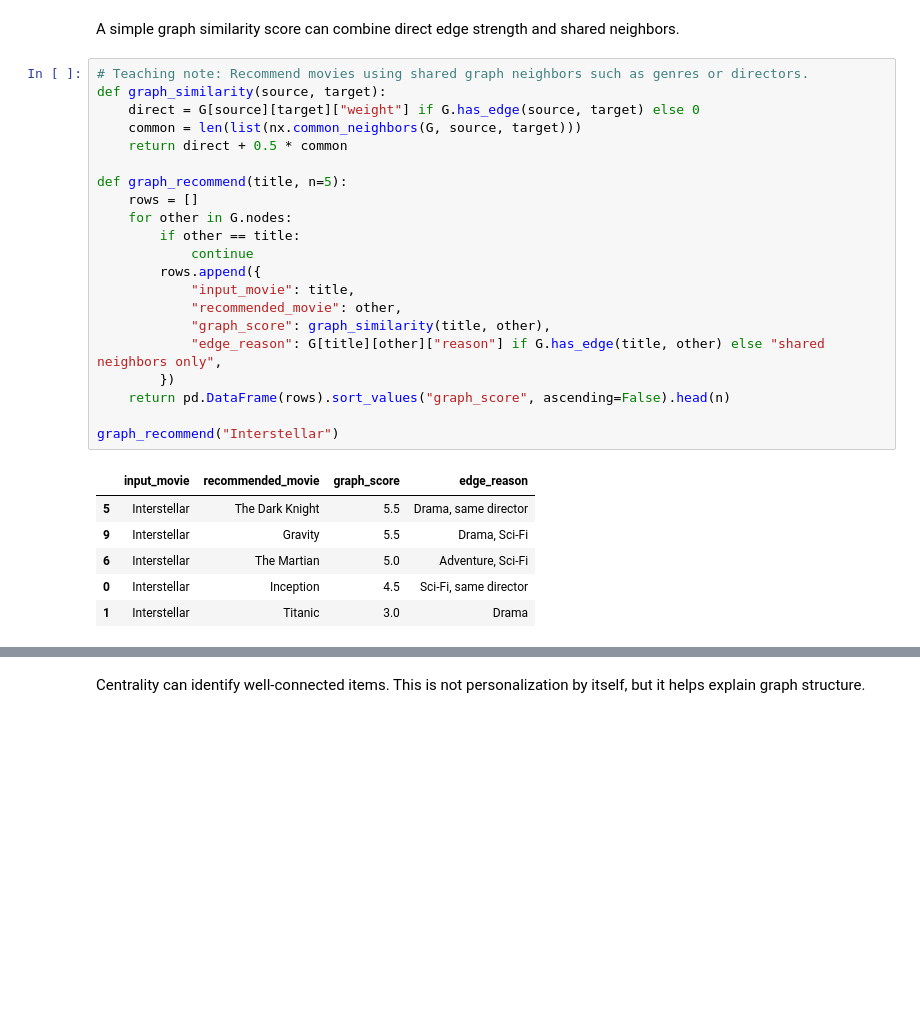
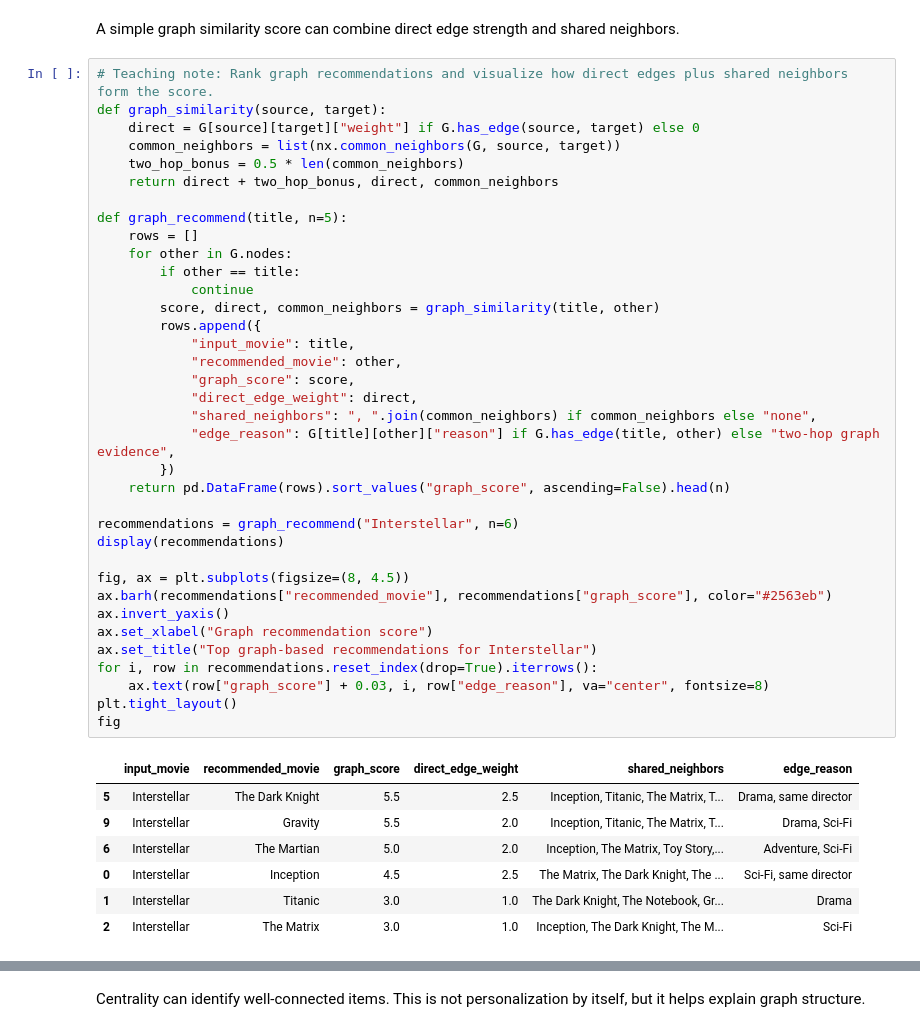
Before and after one commit to MehrdadJalali-AI/RecommenderSystems, a Jupyter notebook: chapter_02_content_based/06_graph_based_content_recommender.ipynb, the cells around one changed output, grey strips where cells are left out. Cells and saved outputs as stored; diff of their text form; blank space fills up the shorter version.

Commit message:
Refine chapter 2 practical notebooks

```diff
--- a/chapter_02_content_based/06_graph_based_content_recommender.ipynb
+++ b/chapter_02_content_based/06_graph_based_content_recommender.ipynb
@@ -87,30 +111,46 @@ plt.show()
 # %% [markdown]
 A simple graph similarity score can combine direct edge strength and shared neighbors.
 # %%
-# Teaching note: Recommend movies using shared graph neighbors such as genres or directors.
+# Teaching note: Rank graph recommendations and visualize how direct edges plus shared neighbors form the score.
 def graph_similarity(source, target):
     direct = G[source][target]["weight"] if G.has_edge(source, target) else 0
-    common = len(list(nx.common_neighbors(G, source, target)))
-    return direct + 0.5 * common
+    common_neighbors = list(nx.common_neighbors(G, source, target))
+    two_hop_bonus = 0.5 * len(common_neighbors)
+    return direct + two_hop_bonus, direct, common_neighbors
 
 def graph_recommend(title, n=5):
     rows = []
     for other in G.nodes:
         if other == title:
             continue
+        score, direct, common_neighbors = graph_similarity(title, other)
         rows.append({
             "input_movie": title,
             "recommended_movie": other,
-            "graph_score": graph_similarity(title, other),
-            "edge_reason": G[title][other]["reason"] if G.has_edge(title, other) else "shared neighbors only",
+            "graph_score": score,
+            "direct_edge_weight": direct,
+            "shared_neighbors": ", ".join(common_neighbors) if common_neighbors else "none",
+            "edge_reason": G[title][other]["reason"] if G.has_edge(title, other) else "two-hop graph evidence",
         })
     return pd.DataFrame(rows).sort_values("graph_score", ascending=False).head(n)
 
-graph_recommend("Interstellar")
+recommendations = graph_recommend("Interstellar", n=6)
+display(recommendations)
+
+fig, ax = plt.subplots(figsize=(8, 4.5))
+ax.barh(recommendations["recommended_movie"], recommendations["graph_score"], color="#2563eb")
+ax.invert_yaxis()
+ax.set_xlabel("Graph recommendation score")
+ax.set_title("Top graph-based recommendations for Interstellar")
+for i, row in recommendations.reset_index(drop=True).iterrows():
+    ax.text(row["graph_score"] + 0.03, i, row["edge_reason"], va="center", fontsize=8)
+plt.tight_layout()
+fig
 # %% [output]
-|  | input_movie | recommended_movie | graph_score | edge_reason |
-| 5 | Interstellar | The Dark Knight | 5.5 | Drama, same director |
-| 9 | Interstellar | Gravity | 5.5 | Drama, Sci-Fi |
-| 6 | Interstellar | The Martian | 5.0 | Adventure, Sci-Fi |
-| 0 | Interstellar | Inception | 4.5 | Sci-Fi, same director |
-| 1 | Interstellar | Titanic | 3.0 | Drama |
+|  | input_movie | recommended_movie | graph_score | direct_edge_weight | shared_neighbors | edge_reason |
+| 5 | Interstellar | The Dark Knight | 5.5 | 2.5 | Inception, Titanic, The Matrix, T... | Drama, same director |
+| 9 | Interstellar | Gravity | 5.5 | 2.0 | Inception, Titanic, The Matrix, T... | Drama, Sci-Fi |
+| 6 | Interstellar | The Martian | 5.0 | 2.0 | Inception, The Matrix, Toy Story,... | Adventure, Sci-Fi |
+| 0 | Interstellar | Inception | 4.5 | 2.5 | The Matrix, The Dark Knight, The ... | Sci-Fi, same director |
+| 1 | Interstellar | Titanic | 3.0 | 1.0 | The Dark Knight, The Notebook, Gr... | Drama |
+| 2 | Interstellar | The Matrix | 3.0 | 1.0 | Inception, The Dark Knight, The M... | Sci-Fi |
```
Also changed, not shown: parts of 4 cells of this notebook, 5 other files.
